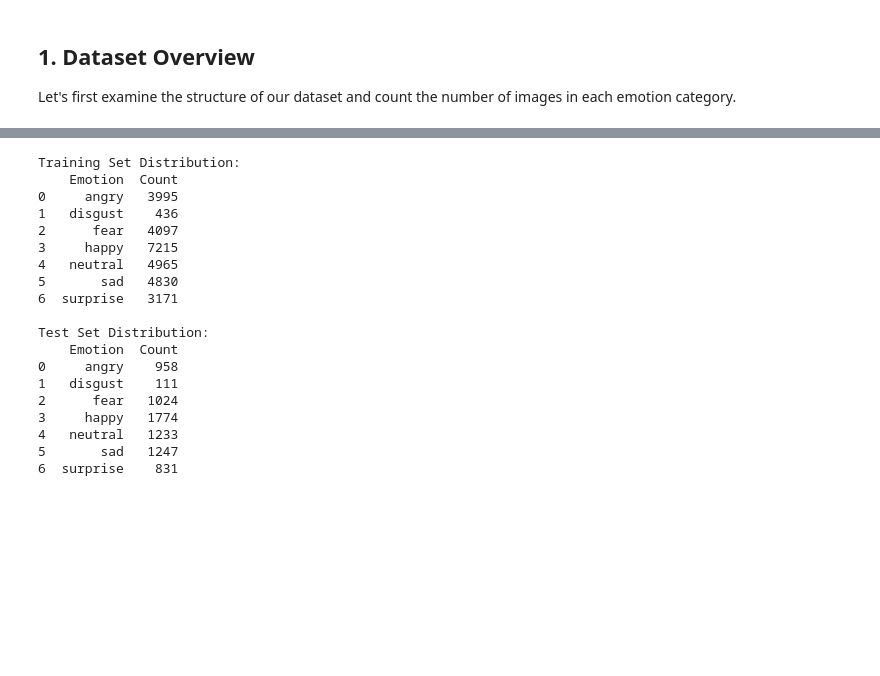
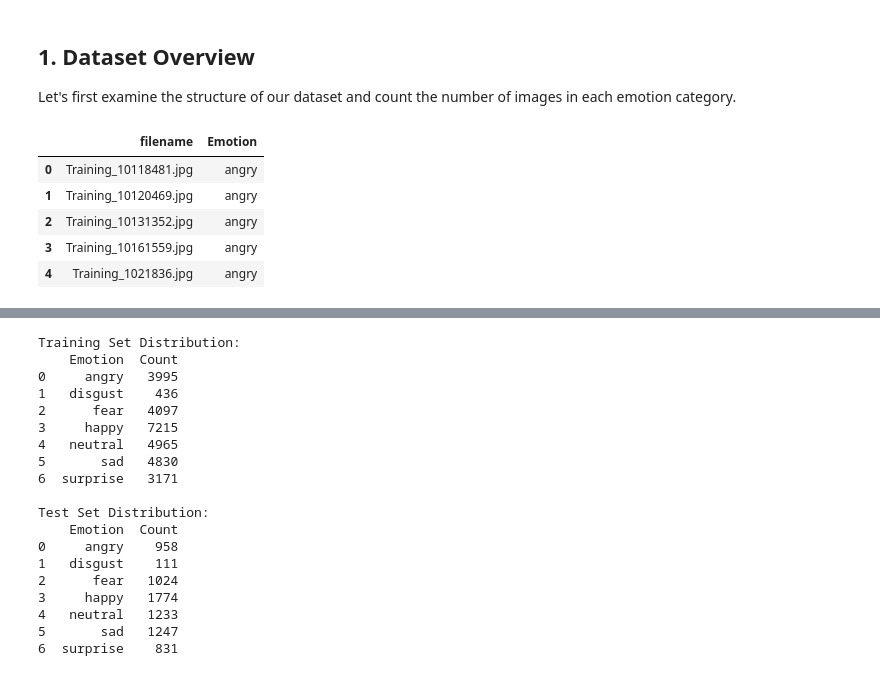
Before and after one commit to margavera/Facial-Expressions-Image-Classification, a Jupyter notebook: notebooks/EDA_Facial_Expressions.ipynb, the cells around one changed output, grey strips where cells are left out. Drawn from its saved outputs; the diff is of its cells as text; code cells hidden in the pictures; blank space fills up the shorter version.

```diff
--- a/notebooks/EDA_Facial_Expressions.ipynb
+++ b/notebooks/EDA_Facial_Expressions.ipynb
@@ -35,3 +36,16 @@ TEST_PATH = '../dataset/test'
 ## 1. Dataset Overview
 
 Let's first examine the structure of our dataset and count the number of images in each emotion category.
+# %%
+# Create DataFrames for train and test sets
+train_df = build_image_emotion_df(TRAIN_PATH)
+test_df = build_image_emotion_df(TEST_PATH)
+
+train_df.head()
+# %% [output]
+|  | filename | Emotion |
+| 0 | Training_10118481.jpg | angry |
+| 1 | Training_10120469.jpg | angry |
+| 2 | Training_10131352.jpg | angry |
+| 3 | Training_10161559.jpg | angry |
+| 4 | Training_1021836.jpg | angry |
```
Also changed, not shown: parts of 2 cells of this notebook, 1 other file.
